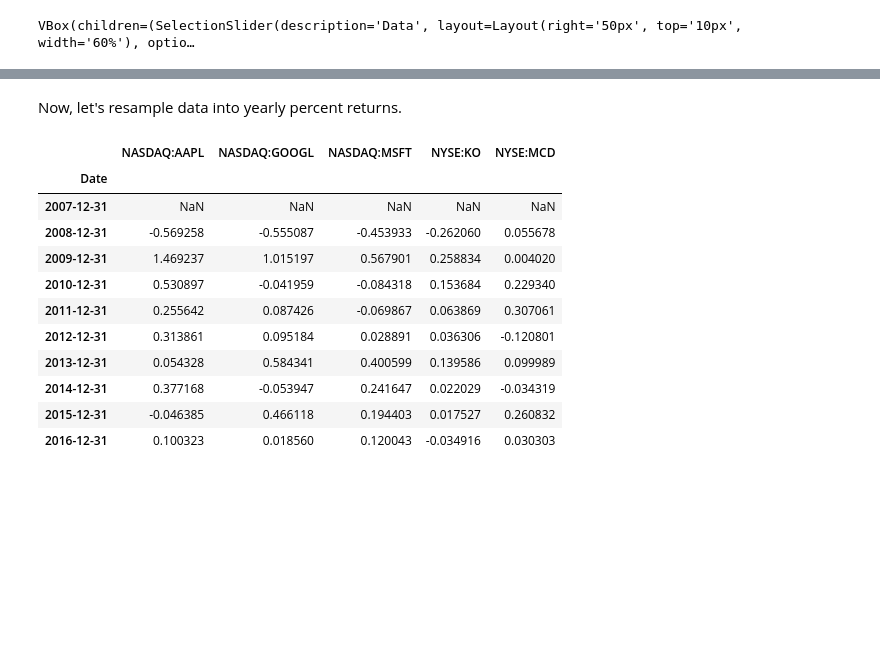
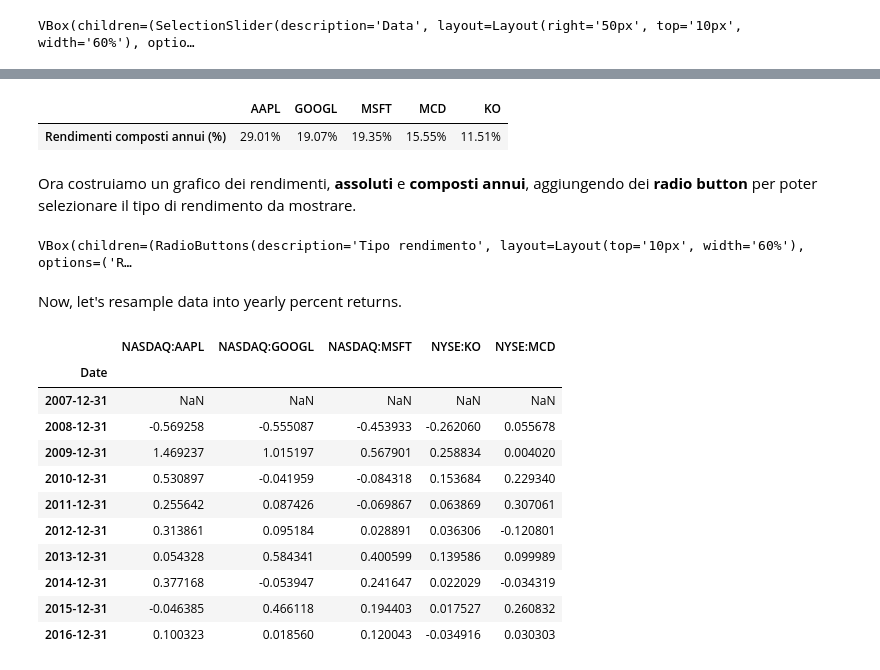
Before and after one commit to marcobonifacio/finance-notebooks, a Jupyter notebook: 1 - Prezzi e rendimenti.ipynb, the cells around one changed output, grey strips where cells are left out. Saved outputs shown, nothing was run; the diff lists cells and outputs as text; code cells hidden in the pictures; blank space fills up the shorter version.

Commit message:
Third chart
Convert third chart, radio buttons, labels

```diff
--- a/1 - Prezzi e rendimenti.ipynb
+++ b/1 - Prezzi e rendimenti.ipynb
@@ -150,3 +143,49 @@ compound_returns
+# %%
+compound_returns = ((1 + absolute_returns) ** (pd.Timedelta(365, unit='D') / (prices.index[-1] - prices.index[0])) - 1)
+compound_returns.index = ['Rendimenti composti annui (%)']
+compound_returns.style.format('{:.2%}')
+# %% [output]
+|  | AAPL | GOOGL | MSFT | MCD | KO |
+| Rendimenti composti annui (%) | 29.01% | 19.07% | 19.35% | 15.55% | 11.51% |
+# %% [markdown]
+Ora costruiamo un grafico dei rendimenti, **assoluti** e **composti annui**, aggiungendo dei **radio button** per poter selezionare il tipo di rendimento da mostrare.
+# %%
+# Concateniamo per comodità i dataframe absolute_returns e compound_returns
+df_3 = pd.concat([absolute_returns, compound_returns])
+
+# Costruiamo i radio buttons per selezionare il tipo di rendimento da mostrare
+opts_3 = [i for i in df_3.index]
+radio_3 = widgets.RadioButtons(options=opts_3, description='Tipo rendimento', style={'description_width': 'initial'}, layout={'width': '60%', 'top': '10px'})
+
+# Costruiamo un grafico a barre con le etichette delle percentuali
+x_sc_3 = bq.OrdinalScale()
+y_sc_3 = bq.LinearScale()
+bars_3 = bq.Bars(x=df_3.columns, y=df_3.loc[radio_3.value, :], scales={'x': x_sc_3, 'y': y_sc_3},
+                 colors=[bq.colorschemes.CATEGORY10[df_3.index.get_loc(radio_3.value)]])
+labels_3 = bq.Label(x=df_3.columns, y=df_3.loc[radio_3.value, :], text=[f'{v:.2%}' for v in df_3.loc[radio_3.value, :]], scales={'x': x_sc_3, 'y': y_sc_3},
+                    colors=[['#AAAAAA', '#666666'][df_3.index.get_loc(radio_3.value)]], align='middle', y_offset=15)
+ax_x_3 = bq.Axis(scale=x_sc_3, grid_lines='solid', grid_color='#DDDDDD')
+ax_y_3 = bq.Axis(scale=y_sc_3, orientation='vertical', tick_format='0%', grid_lines='solid', grid_color='#DDDDDD')
+fig_3 = bq.Figure(marks=[bars_3, labels_3], axes=[ax_x_3, ax_y_3], title=radio_3.value, legend_location='top-right', background_style={'fill': 'white'},
+                  layout=widgets.Layout(width='60%'))
+
+# Definiamo una funzione per aggiornare il grafico, le etichette e il titolo
+def update_plot_3(change):
+    """ Update the chart with value from radio buttons."""
+    bars_3.y = df_3.loc[radio_3.value, :]
+    bars_3.colors = [bq.colorschemes.CATEGORY10[df_3.index.get_loc(radio_3.value)]]
+    labels_3.y = df_3.loc[radio_3.value, :]
+    labels_3.text = [f'{v:.2%}' for v in df_3.loc[radio_3.value, :]]
+    labels_3.colors = [['#AAAAAA', '#666666'][df_3.index.get_loc(radio_3.value)]]
+    fig_3.title = radio_3.value
+
+# Intercettiamo i valori dei radio buttons
+radio_3.observe(update_plot_3, 'value')
+
+# Definiamo il layout delle widget
+widgets.VBox([radio_3, fig_3])
+# %% [output]
+VBox(children=(RadioButtons(description='Tipo rendimento', layout=Layout(top='10px', width='60%'), options=('R…
 # %% [markdown]
 Now, let's resample data into yearly percent returns.
 # %%
```
Also changed, not shown: parts of 15 cells of this notebook.
